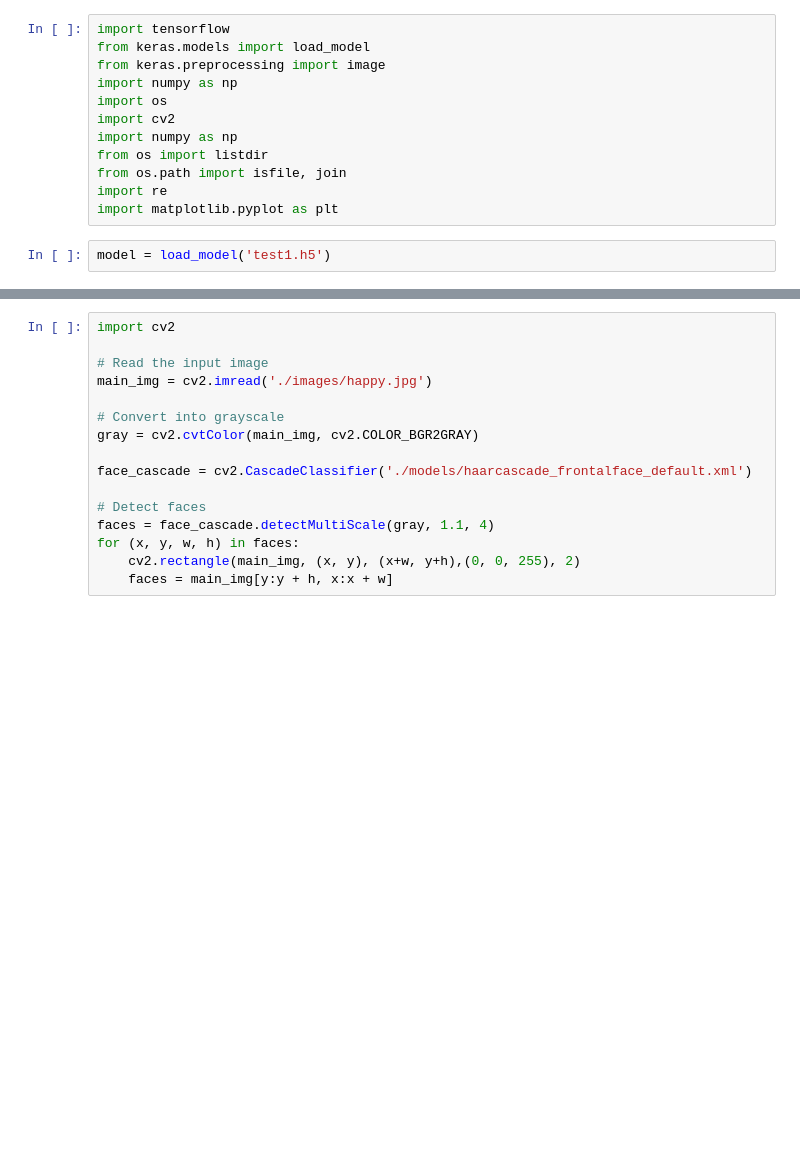
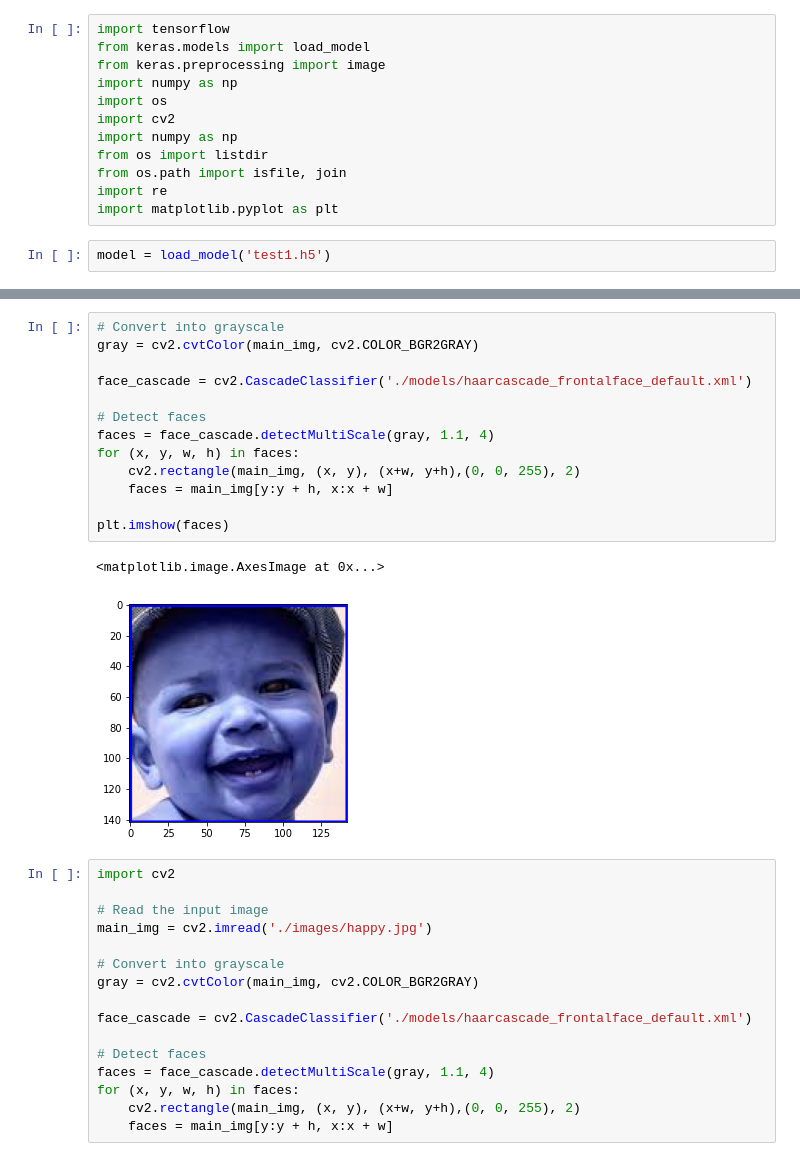
Before and after one commit to espSiyam/FERproject, a Jupyter notebook: 2_ExperssionDetection.ipynb, the cells around one changed output, grey strips where cells are left out. Cells and saved outputs as stored; diff of their text form; blank space fills up the shorter version.

```diff
--- a/2_ExperssionDetection.ipynb
+++ b/2_ExperssionDetection.ipynb
@@ -15,3 +21,19 @@ model = load_model('test1.h5')
+# %%
+# Convert into grayscale
+gray = cv2.cvtColor(main_img, cv2.COLOR_BGR2GRAY)
+
+face_cascade = cv2.CascadeClassifier('./models/haarcascade_frontalface_default.xml')
+
+# Detect faces
+faces = face_cascade.detectMultiScale(gray, 1.1, 4)
+for (x, y, w, h) in faces:
+    cv2.rectangle(main_img, (x, y), (x+w, y+h),(0, 0, 255), 2)
+    faces = main_img[y:y + h, x:x + w]
+
+plt.imshow(faces)
+# %% [output]
+<matplotlib.image.AxesImage at 0x...>
+[figure, added]
 # %%
 import cv2
 
```
Also changed, not shown: parts of 4 cells of this notebook, 10 other files.
